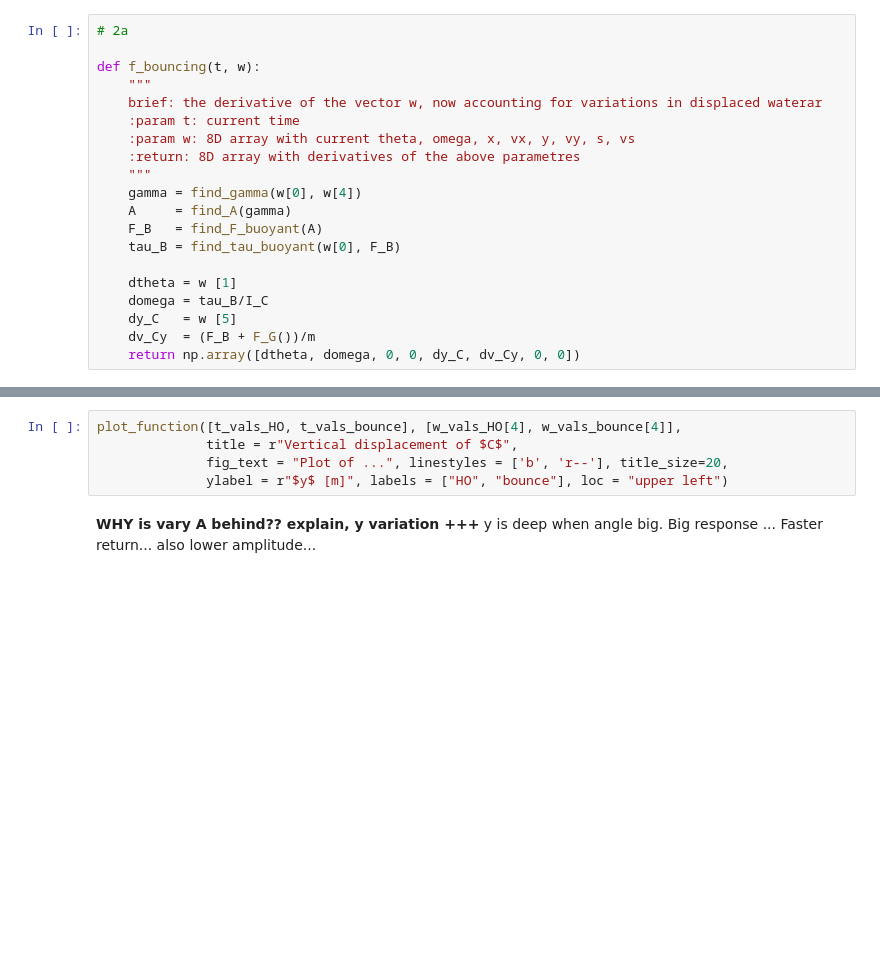
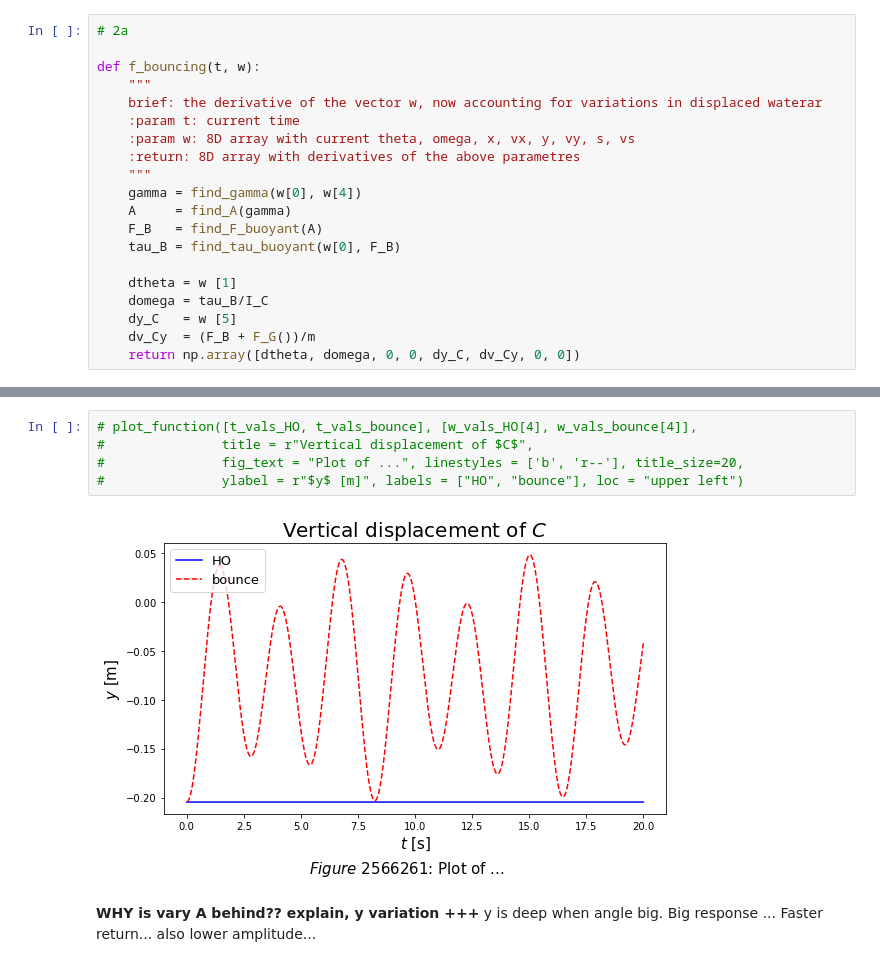
Before and after one commit to Trond01/TMA4320_prosjekt_2, a Jupyter notebook: prosjekt2.ipynb, the cells around one changed output, grey strips where cells are left out. Saved outputs shown, nothing was run; the diff lists cells and outputs as text; blank space fills up the shorter version.

```diff
--- a/prosjekt2.ipynb
+++ b/prosjekt2.ipynb
@@ -905,8 +895,10 @@ plot_function([t_vals_HO, t_vals_bounce], [w_vals_HO[0], w_vals_bounce[0]],
 # %%
-plot_function([t_vals_HO, t_vals_bounce], [w_vals_HO[4], w_vals_bounce[4]],
-              title = r"Vertical displacement of $C$",
-              fig_text = "Plot of ...", linestyles = ['b', 'r--'], title_size=20,
-              ylabel = r"$y$ [m]", labels = ["HO", "bounce"], loc = "upper left")
+# plot_function([t_vals_HO, t_vals_bounce], [w_vals_HO[4], w_vals_bounce[4]],
+#               title = r"Vertical displacement of $C$",
+#               fig_text = "Plot of ...", linestyles = ['b', 'r--'], title_size=20,
+#               ylabel = r"$y$ [m]", labels = ["HO", "bounce"], loc = "upper left")
+# %% [output]
+[figure, added]
 # %% [markdown]
 **WHY is vary A behind?? explain, y variation +++**
 y is deep when angle big. Big response ... Faster return... also lower amplitude...
```
Also changed, not shown: parts of 20 cells of this notebook, 10 other files.
